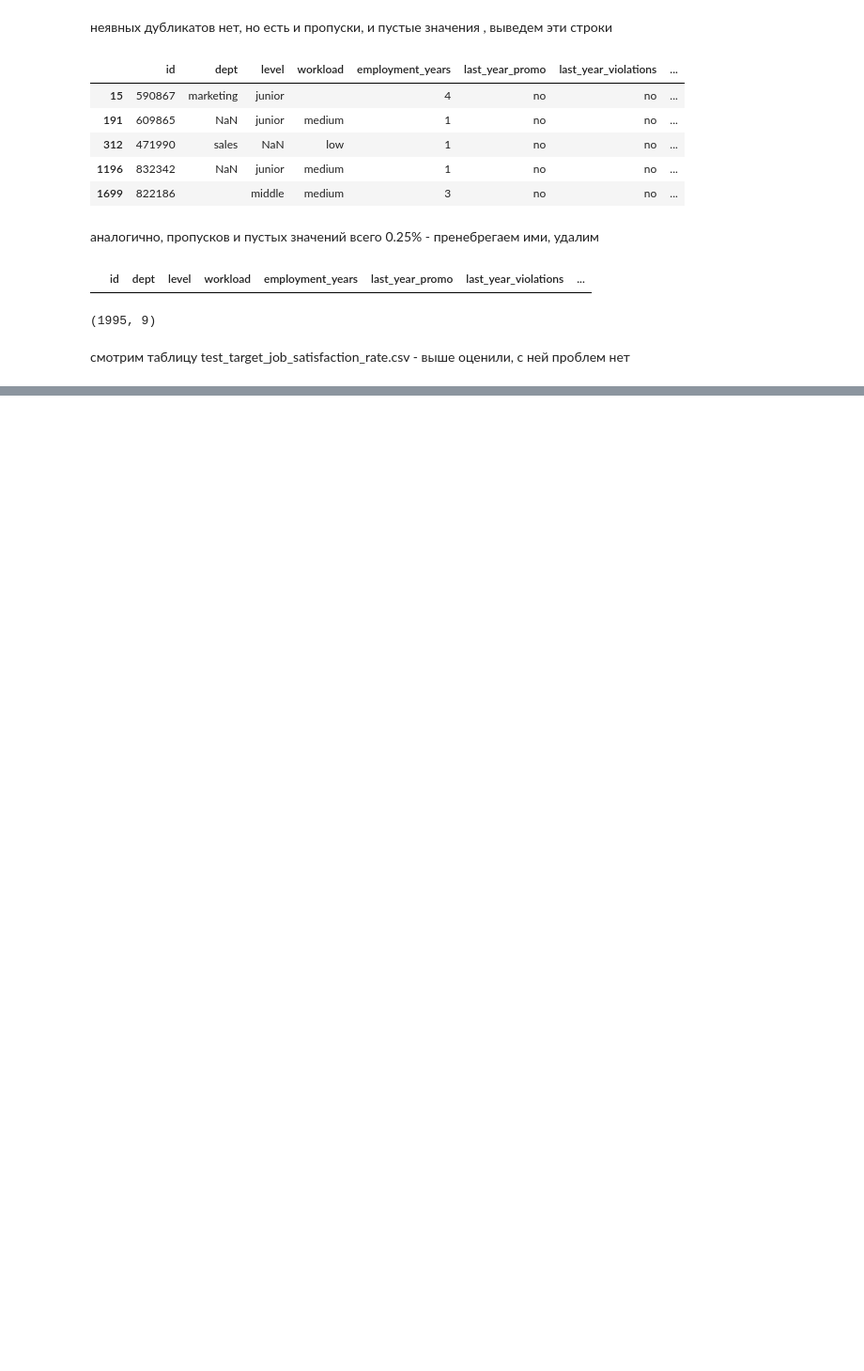
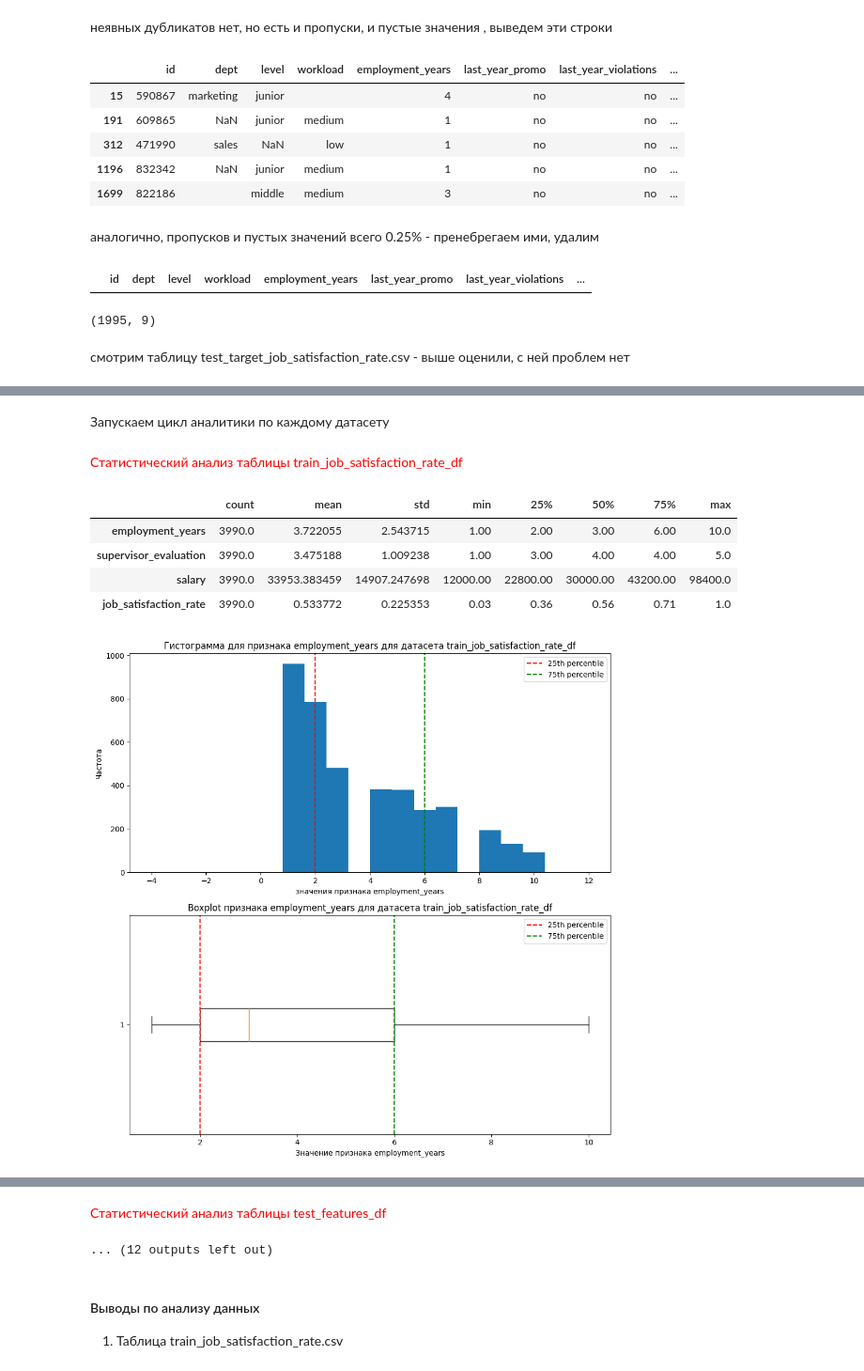
Before and after one commit to anthonypotekhin/studying, a Jupyter notebook: yandex_practicum/9_compilation_proj_2/comp_project_2.ipynb, the cells around one changed output, grey strips where cells are left out. Shown at 94% size. Cells and saved outputs as stored; diff of their text form; code cells hidden in the pictures; blank space fills up the shorter version.

Commit message:
analysis_done

```diff
--- a/yandex_practicum/9_compilation_proj_2/comp_project_2.ipynb
+++ b/yandex_practicum/9_compilation_proj_2/comp_project_2.ipynb
@@ -353,0 +532,55 @@ test_features_df.shape
+# %%
+# функция построения столбчатой диаграммы
+
+def barplot_df(dataset, col, col_name, dataset_name):
+    dataset[col].value_counts().plot(kind='bar', legend=True, figsize=(10,5))
+    plt.title(f'Диаграмма частоты признака {col_name} для датасета {dataset_name}')
+    plt.xlabel(f'значение признака {col_name}')
+    plt.ylabel(f'Частота признака {col_name}')
+    plt.show()
+# %%
+# функция получения аналитических данных для любой таблицы
+
+def analysis_df(some_df: pd.DataFrame, cat_list: list, num_list: list):
+    # блок вытягивания имени
+    import inspect
+    caller_locals = inspect.currentframe().f_back.f_locals
+
+    dataset_name = get_var_name(some_df, caller_locals)
+
+
+    print_red(f'Статистический анализ таблицы {dataset_name}')  # печатаем имя таблицы (из переменной)
+    display(some_df.describe().T)
+
+    # блок построения гистограмм и диаграмм
+
+    for col in num_list:
+        plot_hist_boxplot(some_df=some_df, col_name=col, col=col, dataset_name=dataset_name)
+
+    for col in cat_list:   # для категориальных столбцов
+        try:
+            barplot_df(dataset=some_df, col_name=col, col=col, dataset_name=dataset_name)
+        except KeyError:
+            continue
+# %% [markdown]
+Запускаем цикл аналитики по каждому датасету
+# %%
+for df in [train_job_satisfaction_rate_df, test_features_df, test_target_job_satisfaction_rate_df]:
+    # забираем имя датасета
+    import inspect
+    caller_locals = inspect.currentframe().f_back.f_locals
+    dataset_name = get_dataset_name(df)
+
+    # забираем список категориальных и количественных столбцов
+    cat_list= globals()[f"{dataset_name}_cat_col"]
+    num_list = globals()[f"{dataset_name}_num_col"]
+
+    analysis_df(df, cat_list=cat_list, num_list=num_list)
+# %% [output]
+<span style="color:red">Статистический анализ таблицы train_job_satisfaction_rate_df</span>
+|  | count | mean | std | min | 25% | 50% | 75% | max |
+| employment_years | 3990.0 | 3.722055 | 2.543715 | 1.00 | 2.00 | 3.00 | 6.00 | 10.0 |
+| supervisor_evaluation | 3990.0 | 3.475188 | 1.009238 | 1.00 | 3.00 | 4.00 | 4.00 | 5.0 |
+| salary | 3990.0 | 33953.383459 | 14907.247698 | 12000.00 | 22800.00 | 30000.00 | 43200.00 | 98400.0 |
+| job_satisfaction_rate | 3990.0 | 0.533772 | 0.225353 | 0.03 | 0.36 | 0.56 | 0.71 | 1.0 |
+[figure, added]
@@ -353,0 +595,6 @@ test_features_df.shape
+<span style="color:red">Статистический анализ таблицы test_features_df</span>
+... (12 outputs left out)
+# %% [markdown]
+#### Выводы по анализу данных
+
+1) Таблица train_job_satisfaction_rate.csv
```
Also changed, not shown: parts of 10 cells of this notebook.
